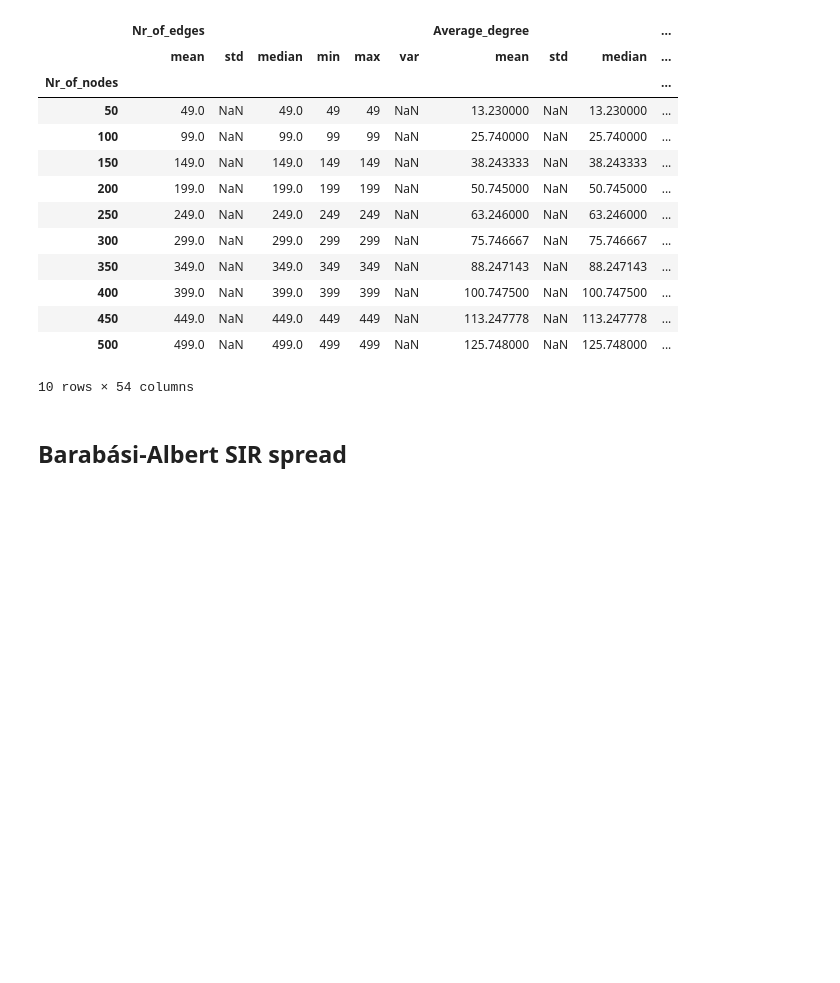
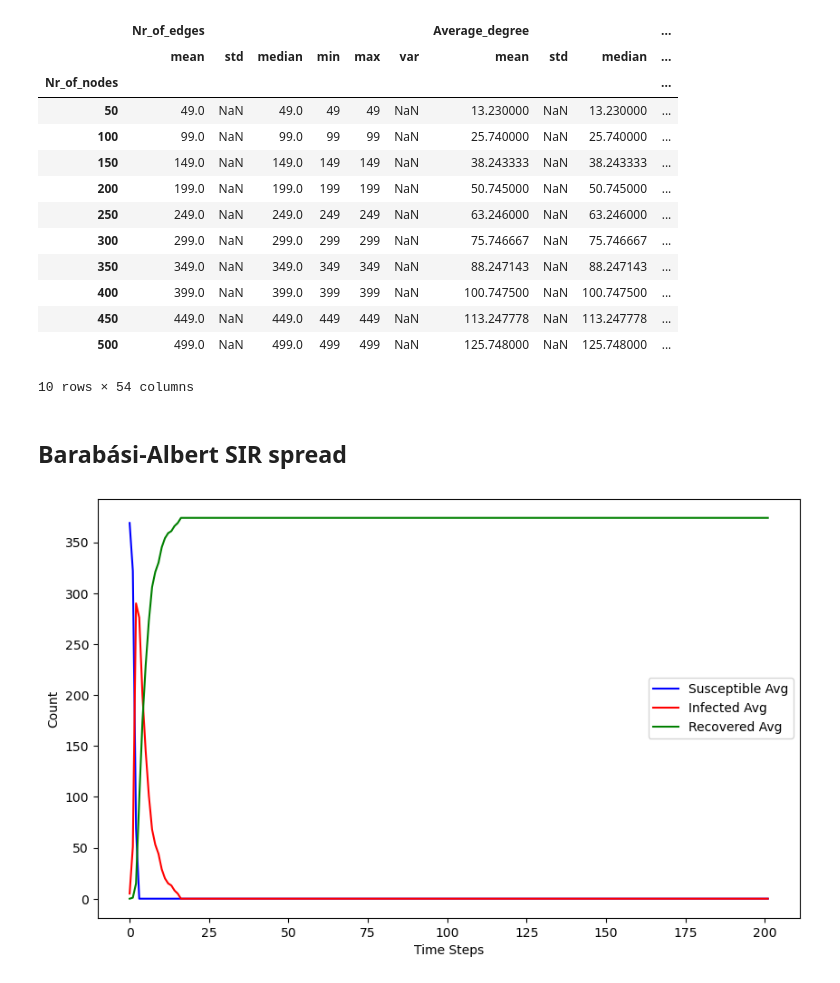
Before and after one commit to Ksf900/IntroCS_Assign2_2024, a Jupyter notebook: Network_SIR.ipynb, the cells around one changed output. Drawn from its saved outputs; the diff is of its cells as text; code cells hidden in the pictures; blank space fills up the shorter version.

```diff
--- a/Network_SIR.ipynb
+++ b/Network_SIR.ipynb
@@ -462,3 +458,18 @@ node_counts = trends[0]['trends']['node_count']
 S = node_counts[0]
 I = node_counts[1]
 R = node_counts[2]
+# %%
+x = np.linspace(0, nr_iterations+1, nr_iterations)
+
+# Plot of average dynamics with standard deviations for I
+plt.figure(figsize=(10, 6))
+plt.plot(x, S, label="Susceptible Avg", color='blue')
+plt.plot(x, I, label="Infected Avg", color='red')
+plt.plot(x, R, label="Recovered Avg", color='green')
+# plt.title(fr"Average SIR Dynamics over Different values of $\gamma$ with $\beta = {betas[beta_index]}$")
+plt.xlabel("Time Steps")
+plt.ylabel("Count")
+plt.legend()
+plt.show()
+# %% [output]
+[figure, added]
```
Also changed, not shown: parts of 10 cells of this notebook.
